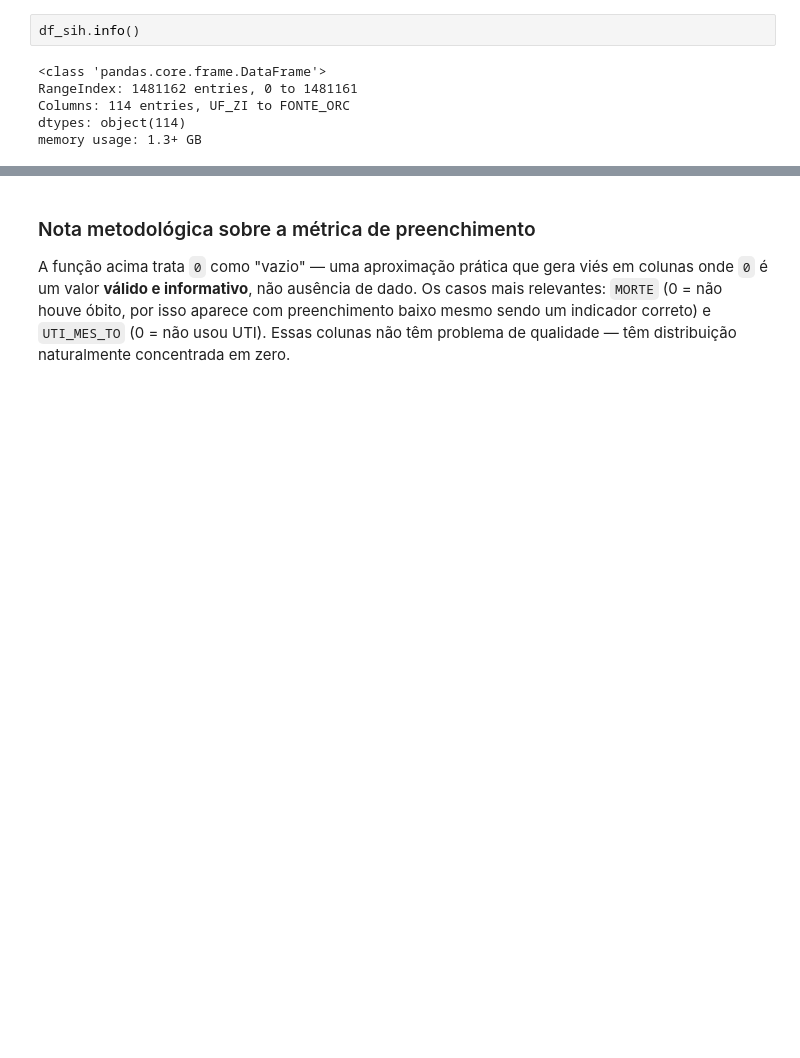
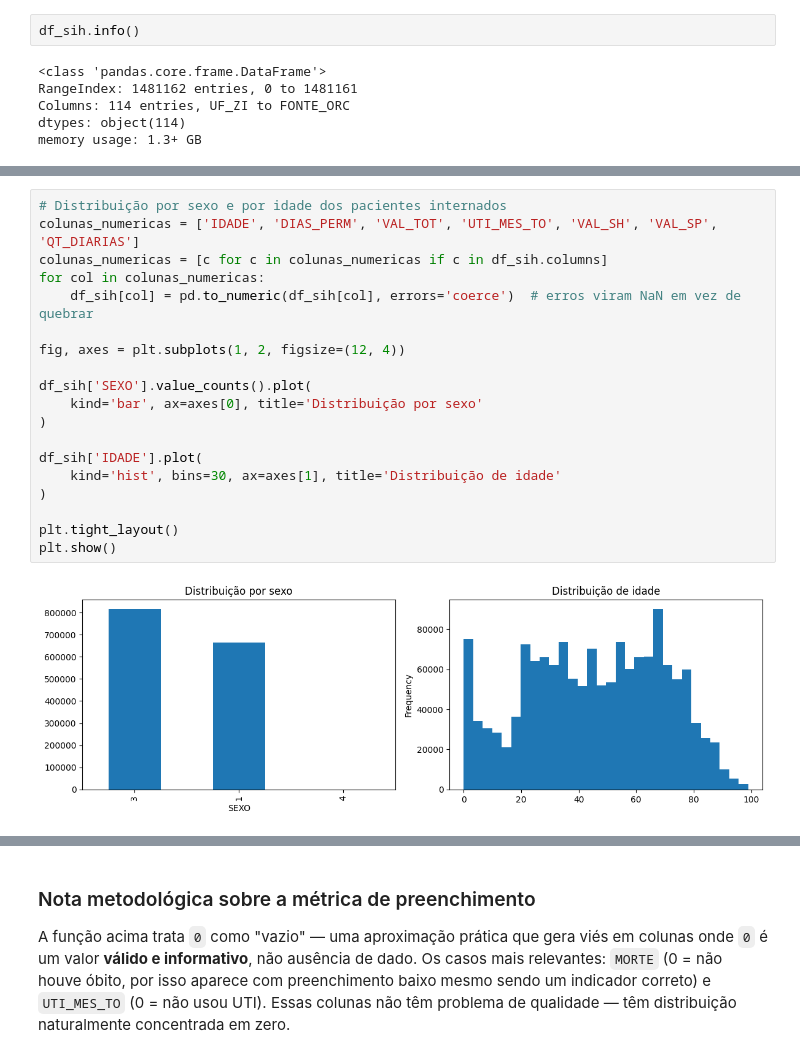
Before and after one commit to rm571222/dataholics-oracle-challenge, a Jupyter notebook: notebooks/01_data_exploration/nb1_data_exploration_pysus.ipynb, the cells around one changed output, grey strips where cells are left out. Saved outputs shown, nothing was run; the diff lists cells and outputs as text; blank space fills up the shorter version.

```diff
--- a/notebooks/01_data_exploration/nb1_data_exploration_pysus.ipynb
+++ b/notebooks/01_data_exploration/nb1_data_exploration_pysus.ipynb
@@ -80,0 +106,21 @@ O arquivo RD do SIH tem **114 colunas** — bem mais do que qualquer análise pr
+# %%
+# Distribuição por sexo e por idade dos pacientes internados
+colunas_numericas = ['IDADE', 'DIAS_PERM', 'VAL_TOT', 'UTI_MES_TO', 'VAL_SH', 'VAL_SP', 'QT_DIARIAS']
+colunas_numericas = [c for c in colunas_numericas if c in df_sih.columns]
+for col in colunas_numericas:
+    df_sih[col] = pd.to_numeric(df_sih[col], errors='coerce')  # erros viram NaN em vez de quebrar
+
+fig, axes = plt.subplots(1, 2, figsize=(12, 4))
+
+df_sih['SEXO'].value_counts().plot(
+    kind='bar', ax=axes[0], title='Distribuição por sexo'
+)
+
+df_sih['IDADE'].plot(
+    kind='hist', bins=30, ax=axes[1], title='Distribuição de idade'
+)
+
+plt.tight_layout()
+plt.show()
+# %% [output]
+[figure, added]
```
Also changed, not shown: parts of 11 cells of this notebook.
